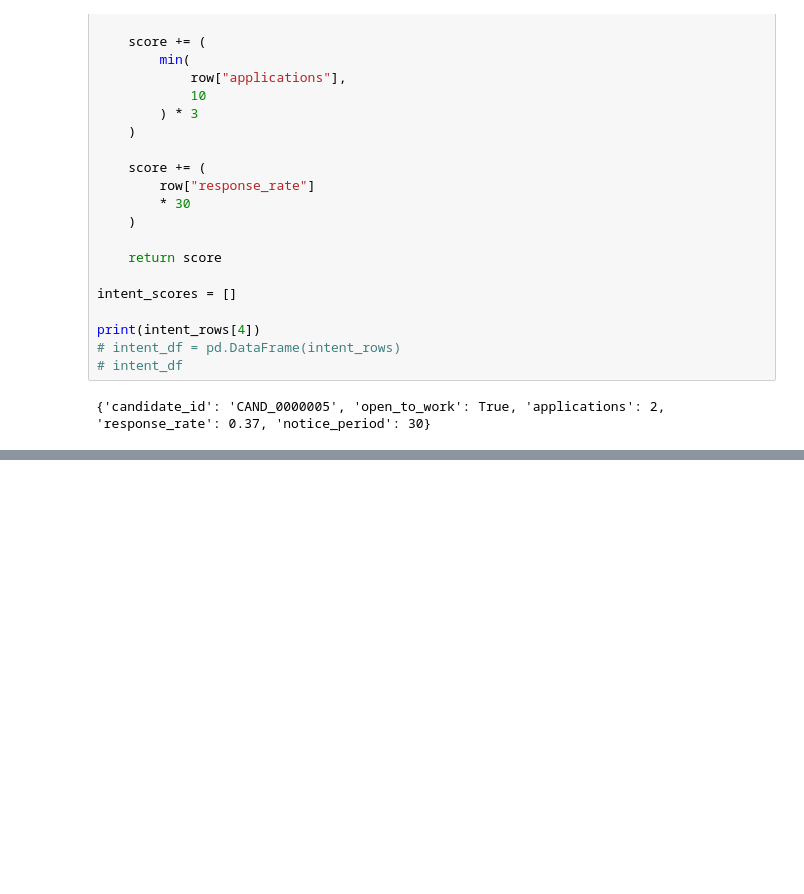
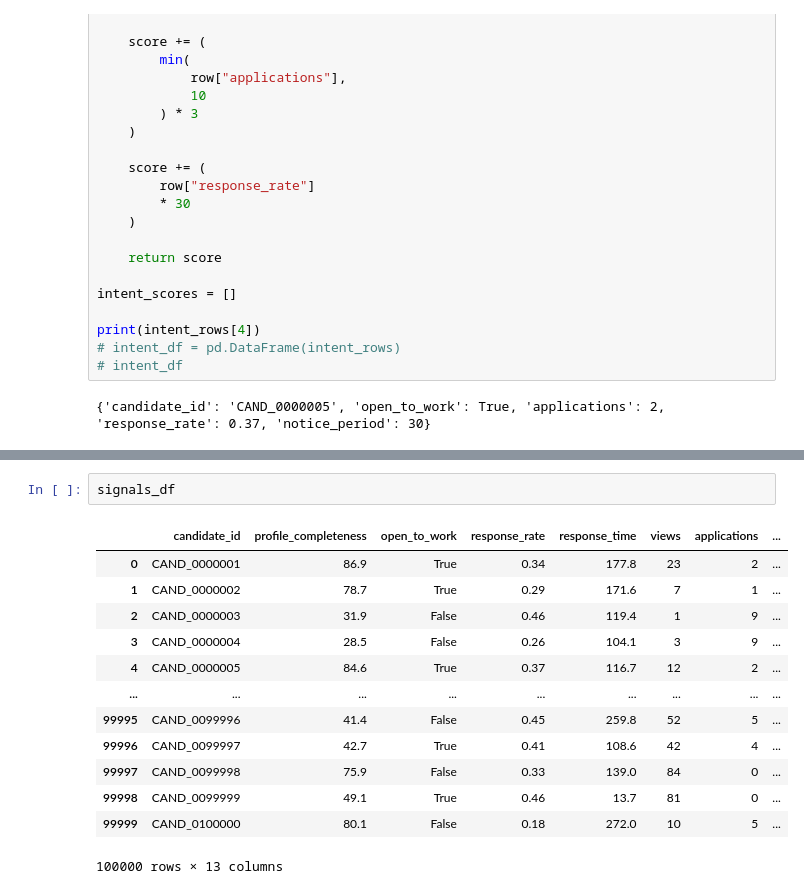
Before and after one commit to Theshmphony7580/autorecruit-, a Jupyter notebook: data_forensic _files/03_ranking_forensics.ipynb, the cells around one changed output, grey strips where cells are left out. Cells and saved outputs as stored; diff of their text form; blank space fills up the shorter version.

```diff
--- a/data_forensic _files/03_ranking_forensics.ipynb
+++ b/data_forensic _files/03_ranking_forensics.ipynb
@@ -405,0 +455,16 @@ print(intent_rows[4])
+# %%
+signals_df
+# %% [output]
+|  | candidate_id | profile_completeness | open_to_work | response_rate | response_time | views | applications | ... |
+| 0 | CAND_0000001 | 86.9 | True | 0.34 | 177.8 | 23 | 2 | ... |
+| 1 | CAND_0000002 | 78.7 | True | 0.29 | 171.6 | 7 | 1 | ... |
+| 2 | CAND_0000003 | 31.9 | False | 0.46 | 119.4 | 1 | 9 | ... |
+| 3 | CAND_0000004 | 28.5 | False | 0.26 | 104.1 | 3 | 9 | ... |
+| 4 | CAND_0000005 | 84.6 | True | 0.37 | 116.7 | 12 | 2 | ... |
+| ... | ... | ... | ... | ... | ... | ... | ... | ... |
+| 99995 | CAND_0099996 | 41.4 | False | 0.45 | 259.8 | 52 | 5 | ... |
+| 99996 | CAND_0099997 | 42.7 | True | 0.41 | 108.6 | 42 | 4 | ... |
+| 99997 | CAND_0099998 | 75.9 | False | 0.33 | 139.0 | 84 | 0 | ... |
+| 99998 | CAND_0099999 | 49.1 | True | 0.46 | 13.7 | 81 | 0 | ... |
+| 99999 | CAND_0100000 | 80.1 | False | 0.18 | 272.0 | 10 | 5 | ... |
+100000 rows × 13 columns
```
Also changed, not shown: parts of 39 cells of this notebook.
